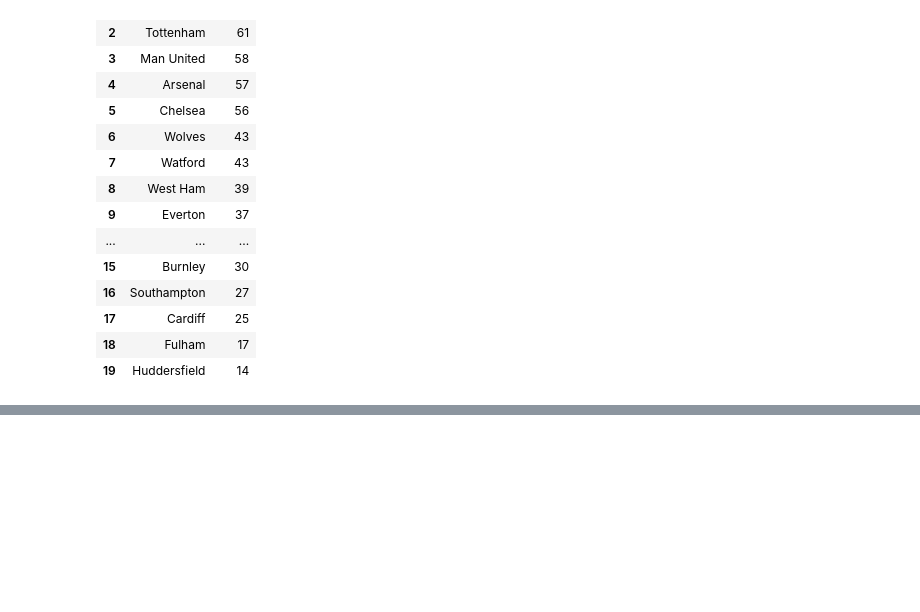
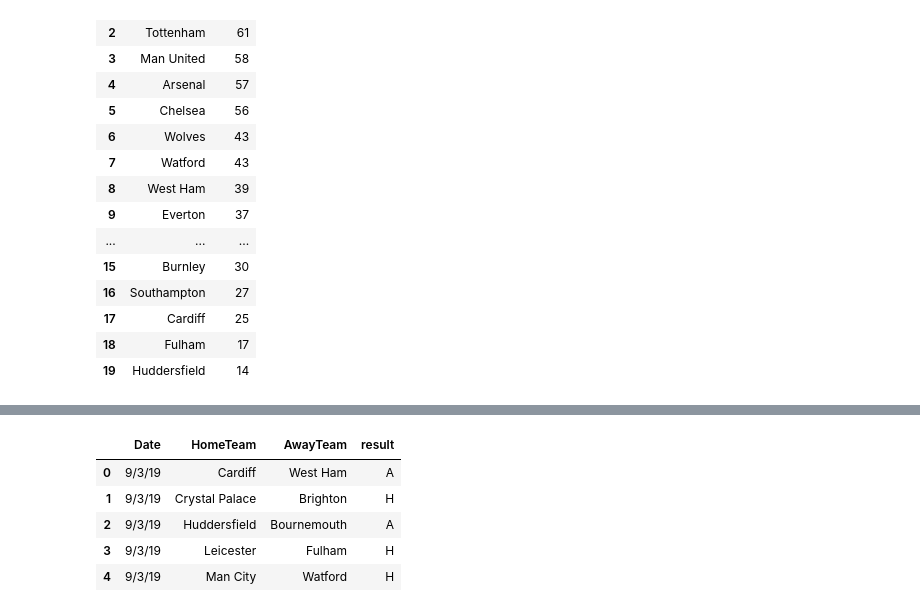
Before and after one commit to info370a-w19-finalproject2/final_project, a Jupyter notebook: won_report.ipynb, the cells around one changed output, grey strips where cells are left out. Saved outputs shown, nothing was run; the diff lists cells and outputs as text; code cells hidden in the pictures; blank space fills up the shorter version.

```diff
--- a/won_report.ipynb
+++ b/won_report.ipynb
@@ -292,17 +319,18 @@ future_matches
 # %%
+result = []
 for index, row in future_matches.iterrows():
     home_score = poisson_model.predict(pd.DataFrame(data={'Team': row['HomeTeam'], 'Opponent': row['AwayTeam'],
+                                       'Home':1},index=[1]))
+    away_score = poisson_model.predict(pd.DataFrame(data={'Team': row['AwayTeam'], 'Opponent': row['HomeTeam'],
                                        'Home':0},index=[1]))
-    away_score = poisson_model.predict(pd.DataFrame(data={'Team': row['AwayTeam'], 'Opponent': row['HomeTeam'],
-                                       'Home':1},index=[1]))
-#      print(''ranking.loc[ranking.Team == row.HomeTeam]['Point'])
-#     print(ranking.loc[ranking['Team']==row.HomeTeam].index[0])
-    print(type(ranking.columns.get_loc('Point')))
-    print(ranking.loc[ranking.Team == row.HomeTeam]['Point'].iloc[0])
     if(home_score[1] > away_score[1]):
         ranking.iloc[ranking.loc[ranking['Team']==row.HomeTeam].index[0], ranking.columns.get_loc('Point')] = ranking.loc[ranking.Team == row.HomeTeam]['Point'].iloc[0] + 3
+        result.append('H')
     elif(home_score[1] < away_score[1]):
         ranking.iloc[ranking.loc[ranking['Team']==row.AwayTeam].index[0], ranking.columns.get_loc('Point')] = ranking.loc[ranking.Team == row.AwayTeam]['Point'].iloc[0] + 3
+        result.append('A')
     else:
         ranking.iloc[ranking.loc[ranking['Team']==row.HomeTeam].index[0], ranking.columns.get_loc('Point')] = ranking.loc[ranking.Team == row.HomeTeam]['Point'].iloc[0] + 1
         ranking.iloc[ranking.loc[ranking['Team']==row.AwayTeam].index[0], ranking.columns.get_loc('Point')] = ranking.loc[ranking.Team == row.AwayTeam]['Point'].iloc[0] + 1
+        result.append('D')
+future_matches['result'] = result
@@ -346 +356,10 @@ ranking.sort_values('Point', ascending=False)
 | 19 | Huddersfield | 14 |
+# %%
+future_matches.head()
+# %% [output]
+|  | Date | HomeTeam | AwayTeam | result |
+| 0 | 9/3/19 | Cardiff | West Ham | A |
+| 1 | 9/3/19 | Crystal Palace | Brighton | H |
+| 2 | 9/3/19 | Huddersfield | Bournemouth | A |
+| 3 | 9/3/19 | Leicester | Fulham | H |
+| 4 | 9/3/19 | Man City | Watford | H |
```
Also changed, not shown: parts of 14 cells of this notebook, 1 other file.
